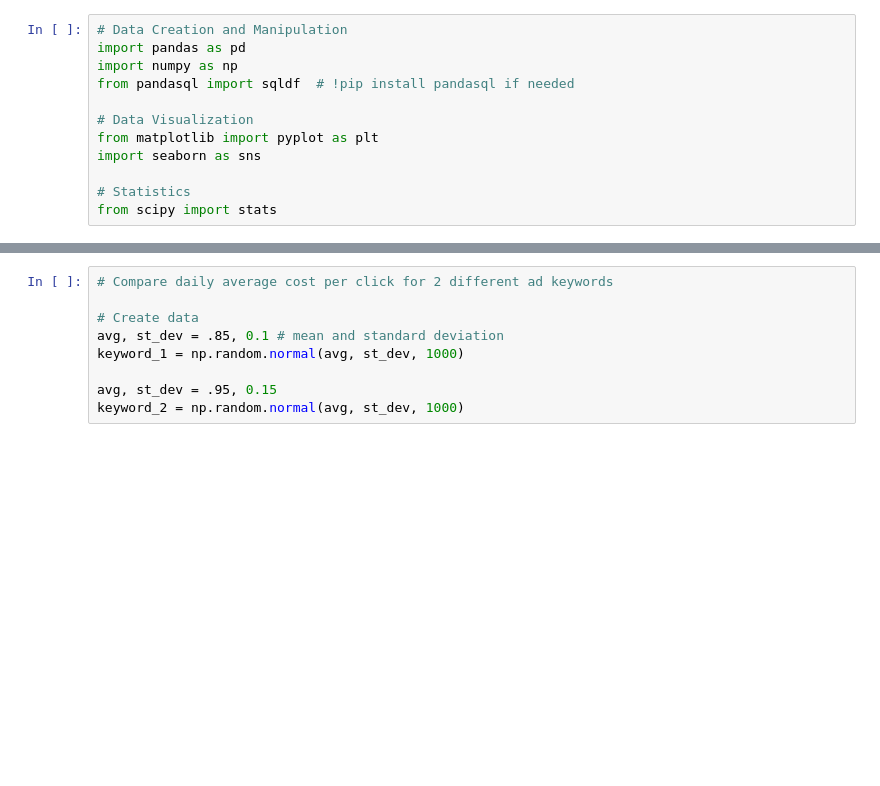
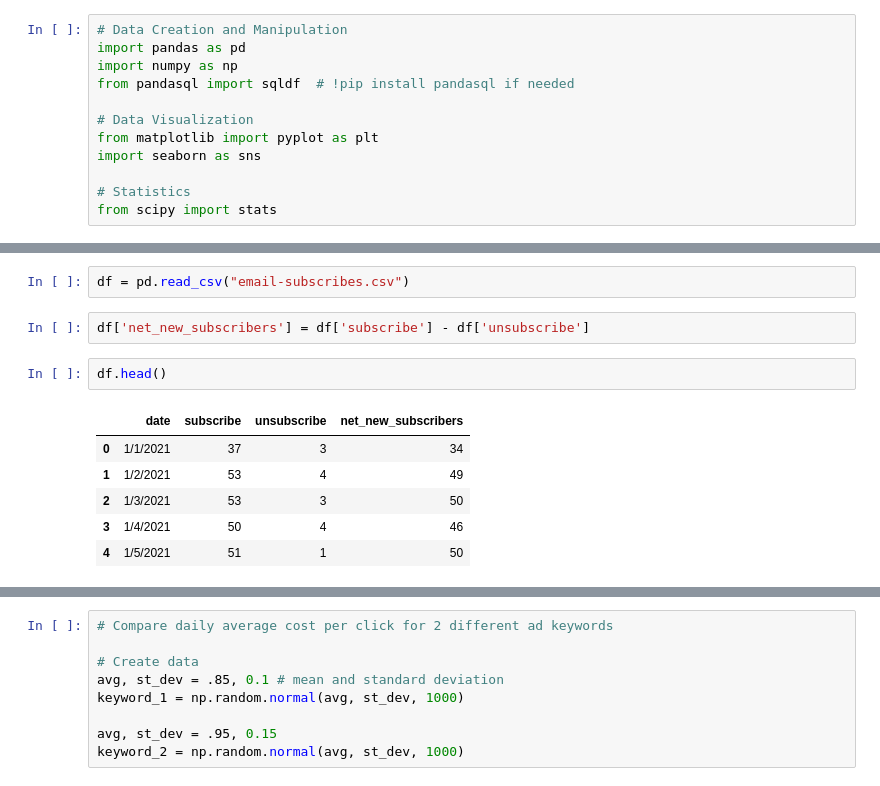
Before and after one commit to EricPostMaster/web-analytics-demo, a Jupyter notebook: Web Analytics Demos.ipynb, the cells around one changed output, grey strips where cells are left out. Drawn from its saved outputs; the diff is of its cells as text; blank space fills up the shorter version.

```diff
--- a/Web Analytics Demos.ipynb
+++ b/Web Analytics Demos.ipynb
@@ -14,0 +23,13 @@ from scipy import stats
+# %%
+df = pd.read_csv("email-subscribes.csv")
+# %%
+df['net_new_subscribers'] = df['subscribe'] - df['unsubscribe']
+# %%
+df.head()
+# %% [output]
+|  | date | subscribe | unsubscribe | net_new_subscribers |
+| 0 | 1/1/2021 | 37 | 3 | 34 |
+| 1 | 1/2/2021 | 53 | 4 | 49 |
+| 2 | 1/3/2021 | 53 | 3 | 50 |
+| 3 | 1/4/2021 | 50 | 4 | 46 |
+| 4 | 1/5/2021 | 51 | 1 | 50 |
```
Also changed, not shown: parts of 26 cells of this notebook.
